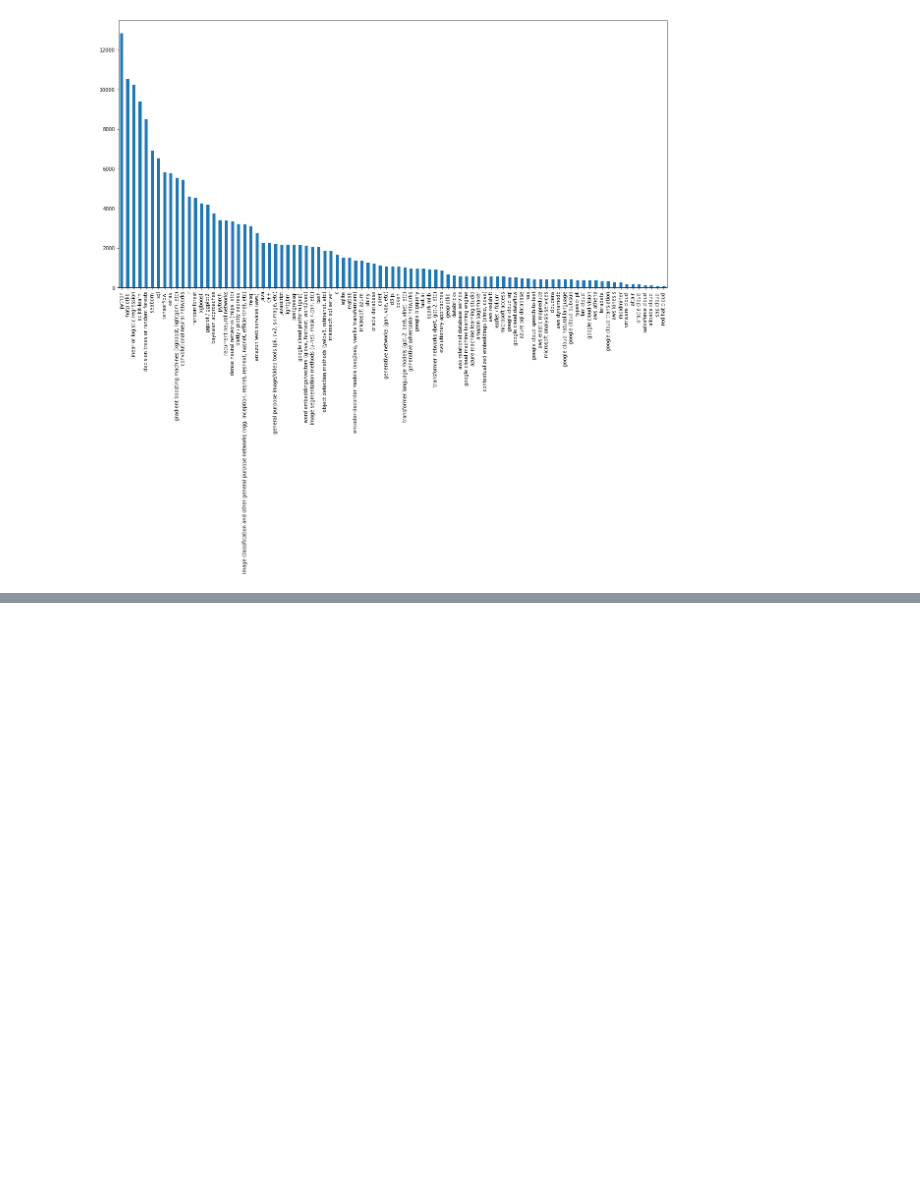
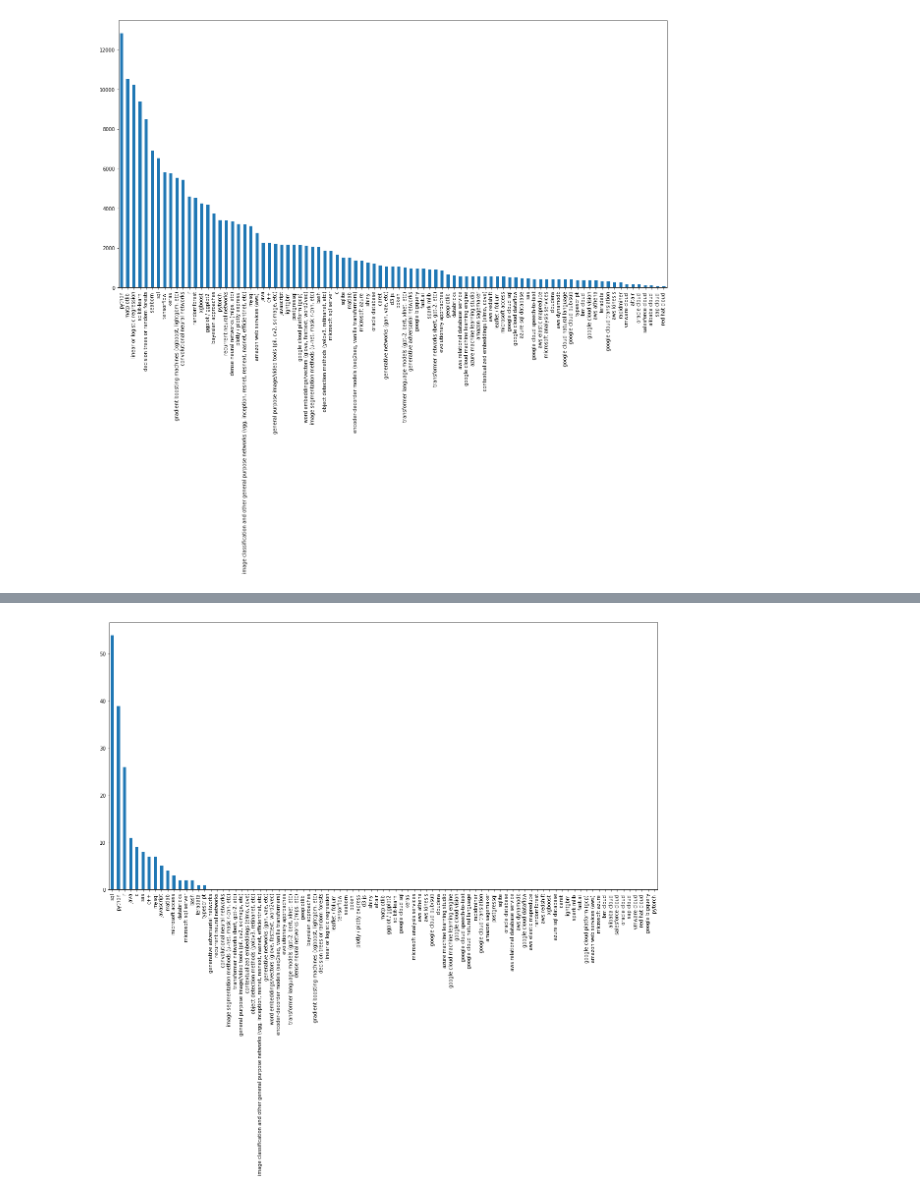
Before and after one commit to atkinssamuel/EdTech, a Jupyter notebook: 1-MIE-curriculum-design/1-MIE-curriculum-design-atkins.ipynb, the cells around one changed output, grey strips where cells are left out. Saved outputs shown, nothing was run; the diff lists cells and outputs as text; code cells hidden in the pictures; blank space fills up the shorter version.

```diff
--- a/1-MIE-curriculum-design/1-MIE-curriculum-design-atkins.ipynb
+++ b/1-MIE-curriculum-design/1-MIE-curriculum-design-atkins.ipynb
@@ -195,0 +221,5 @@ def get_jobs():
+# %%
+skills = kaggle_skills.columns.values
+for skill in skills:
+    job_info_df[skill] = np.zeros(len(job_info))
+job_info_df.head()
@@ -195,0 +234,30 @@ def get_jobs():
+# %%
+def get_job_details(job_info):
+    for i in range(len(job_info)):
+        link = requests.get(job_info.loc[i, 'link'])
+        soup = BeautifulSoup(link.text, "lxml")
+        try:
+            text = soup.find('div', class_ = 'jobsearch-jobDescriptionText').text.strip().lower()
+            # Text pre-processing
+            text = re.sub(r'\,', ' ', text)
+            text = re.sub('/', ' ', text)
+            text = re.sub(r'\(', ' ', text)
+            text = re.sub(r'\)', ' ', text)
+            text = re.sub(' +',' ',text)
+        except:
+            text = ""
+
+        for s in skills :
+            # This is specifically for C++, escape the ++. Convert C++ to C\+\+
+            if any(x in s for x in ['+']):
+                skill = re.escape(s)
+            else:
+                skill = s
+
+            matching = re.search(r'(?:^|(?<=\s))' + skill + r'(?=\s|$)',text)
+            if matching:
+                job_info[s][i] = 1
+    return job_info
+# %%
+job_info_details = get_job_details(job_info_df)
+job_info_details.head(10)
@@ -195,0 +277,4 @@ def get_jobs():
+# %%
+indeed_skills = job_info_details.drop(['employer', 'link', 'location', 'position_title', 'salary'], axis=1)
+indeed_skills.to_csv('./indeed_skills.csv', index=True)
+indeed_skills.head()
@@ -195,0 +289,6 @@ def get_jobs():
+# %%
+plt.figure(figsize=(20,10))
+indeed_skills.sum().sort_values(ascending=False).plot(kind="bar")
+plt.show()
+# %% [output]
+[figure, added]
```
Also changed, not shown: parts of 12 cells of this notebook, 2 other files.
